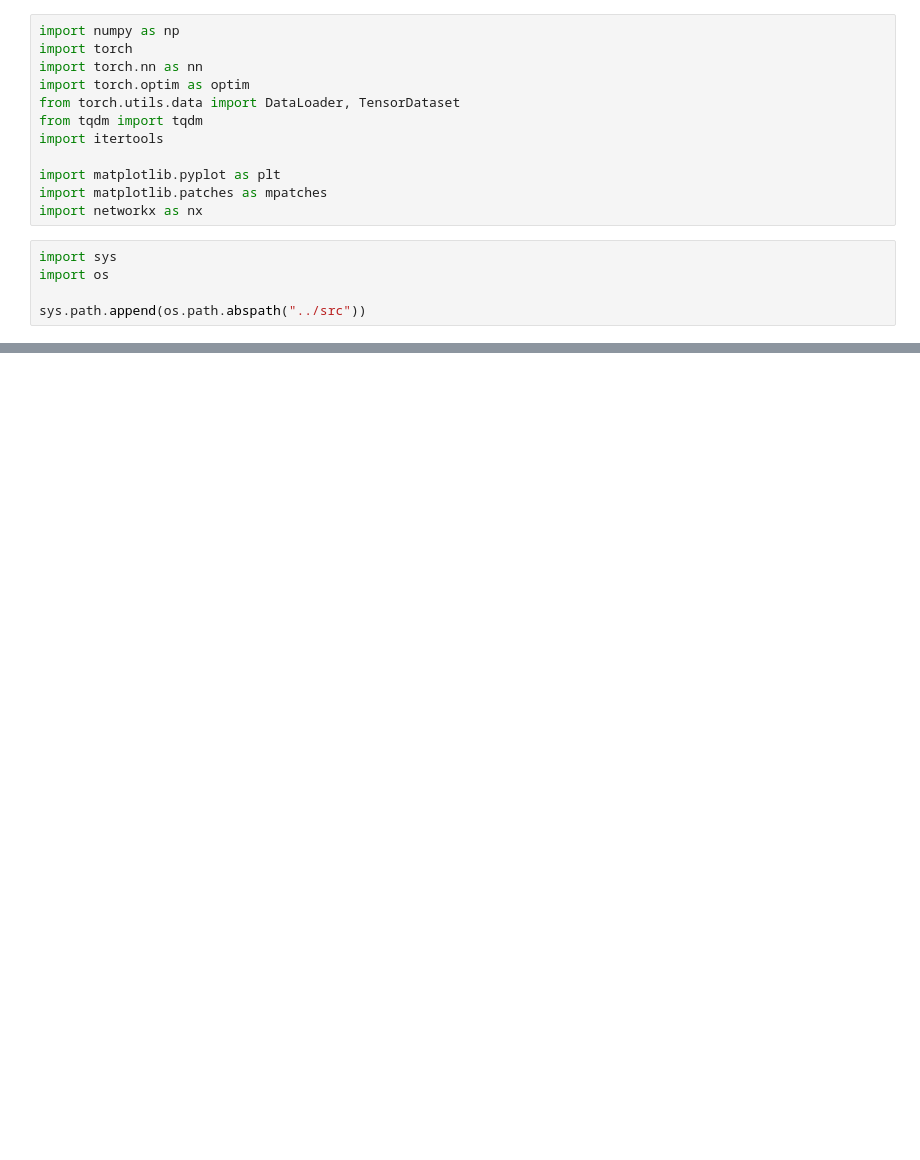
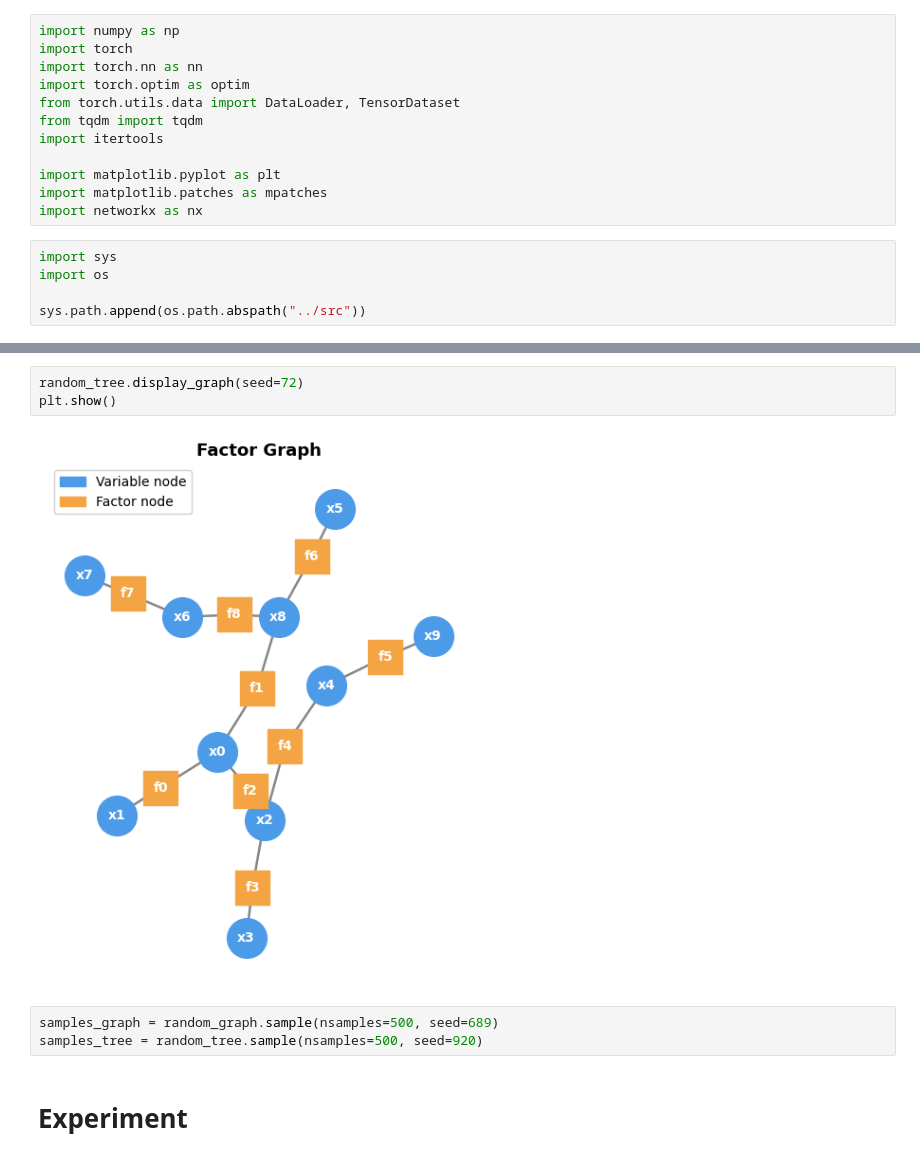
Before and after one commit to AyushBatra01/FG-Structure-NN, a Jupyter notebook: experiments/01_regularization.ipynb, the cells around one changed output, grey strips where cells are left out. Cells and saved outputs as stored; diff of their text form; blank space fills up the shorter version.

Commit message:
worked on regularization experiment

```diff
--- a/experiments/01_regularization.ipynb
+++ b/experiments/01_regularization.ipynb
@@ -30,0 +38,10 @@ plt.show()
+# %%
+random_tree.display_graph(seed=72)
+plt.show()
+# %% [output]
+[figure, added]
+# %%
+samples_graph = random_graph.sample(nsamples=500, seed=689)
+samples_tree = random_tree.sample(nsamples=500, seed=920)
+# %% [markdown]
+# Experiment
```
Also changed, not shown: parts of 35 cells of this notebook, 2 other files.
